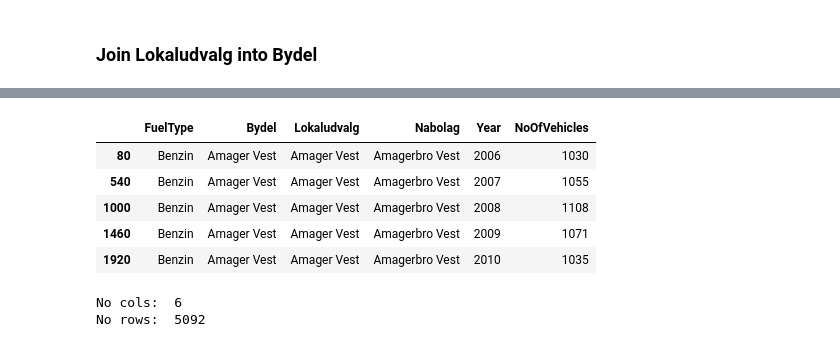
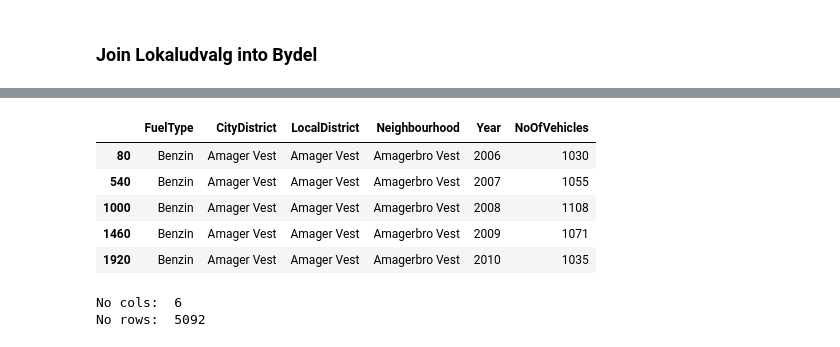
Before and after one commit to AleksandarLukic96/02806_Social_Data, a Jupyter notebook: Project/Data_overview_Alek.ipynb, the cells around one changed output, grey strips where cells are left out. Saved outputs shown, nothing was run; the diff lists cells and outputs as text; code cells hidden in the pictures.

```diff
--- a/Project/Data_overview_Alek.ipynb
+++ b/Project/Data_overview_Alek.ipynb
@@ -185,11 +187,13 @@ df_clean.loc[mask, "Bydel"] = "Indre By"
 # %%
 # Rename and then display sample of cleaned data
 df_clean = df_clean.rename(columns={
-    "CityDistrict" : "Nabolag",
+    "Bydel": "CityDistrict",
+    "Lokaludvalg": "LocalDistrict",
+    "CityDistrict": "Neighbourhood",
 })
 df_clean.head()
 # %% [output]
-|  | FuelType | Bydel | Lokaludvalg | Nabolag | Year | NoOfVehicles |
+|  | FuelType | CityDistrict | LocalDistrict | Neighbourhood | Year | NoOfVehicles |
 | 80 | Benzin | Amager Vest | Amager Vest | Amagerbro Vest | 2006 | 1030 |
 | 540 | Benzin | Amager Vest | Amager Vest | Amagerbro Vest | 2007 | 1055 |
 | 1000 | Benzin | Amager Vest | Amager Vest | Amagerbro Vest | 2008 | 1108 |
```
Also changed, not shown: parts of 6 cells of this notebook, 1 other file.
